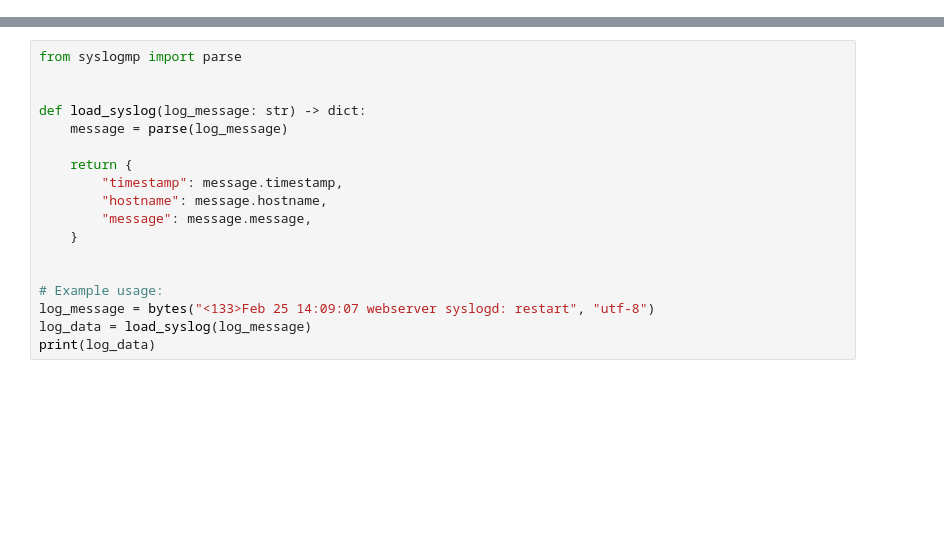
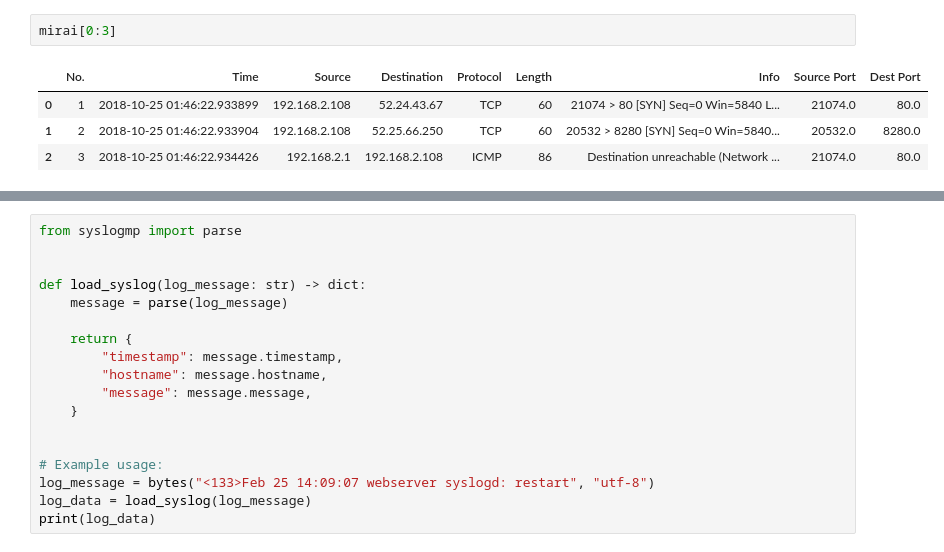
Before and after one commit to mundruid/cyber-ml, a Jupyter notebook: cyber_ml/blog_show_data_2.ipynb, the cells around one changed output, grey strips where cells are left out. Cells and saved outputs as stored; diff of their text form; blank space fills up the shorter version.

```diff
--- a/cyber_ml/blog_show_data_2.ipynb
+++ b/cyber_ml/blog_show_data_2.ipynb
@@ -0,0 +27,7 @@
+# %%
+mirai[0:3]
+# %% [output]
+|  | No. | Time | Source | Destination | Protocol | Length | Info | Source Port | Dest Port |
+| 0 | 1 | 2018-10-25 01:46:22.933899 | 192.168.2.108 | 52.24.43.67 | TCP | 60 | 21074 > 80 [SYN] Seq=0 Win=5840 L... | 21074.0 | 80.0 |
+| 1 | 2 | 2018-10-25 01:46:22.933904 | 192.168.2.108 | 52.25.66.250 | TCP | 60 | 20532 > 8280 [SYN] Seq=0 Win=5840... | 20532.0 | 8280.0 |
+| 2 | 3 | 2018-10-25 01:46:22.934426 | 192.168.2.1 | 192.168.2.108 | ICMP | 86 | Destination unreachable (Network ... | 21074.0 | 80.0 |
```
Also changed, not shown: parts of 20 cells of this notebook, 3 other files.
